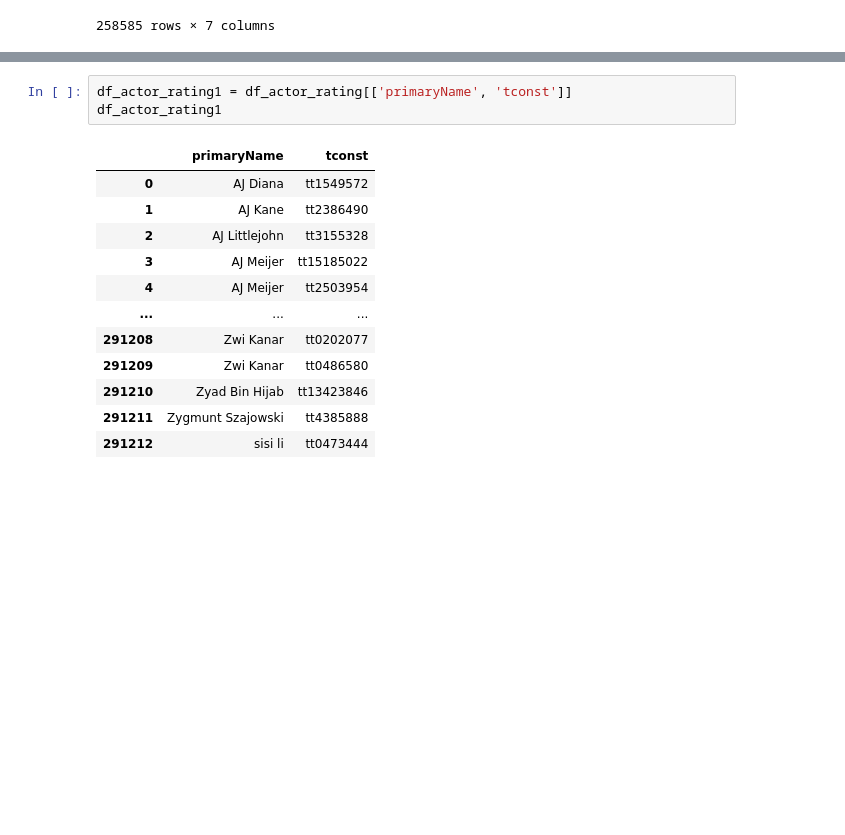
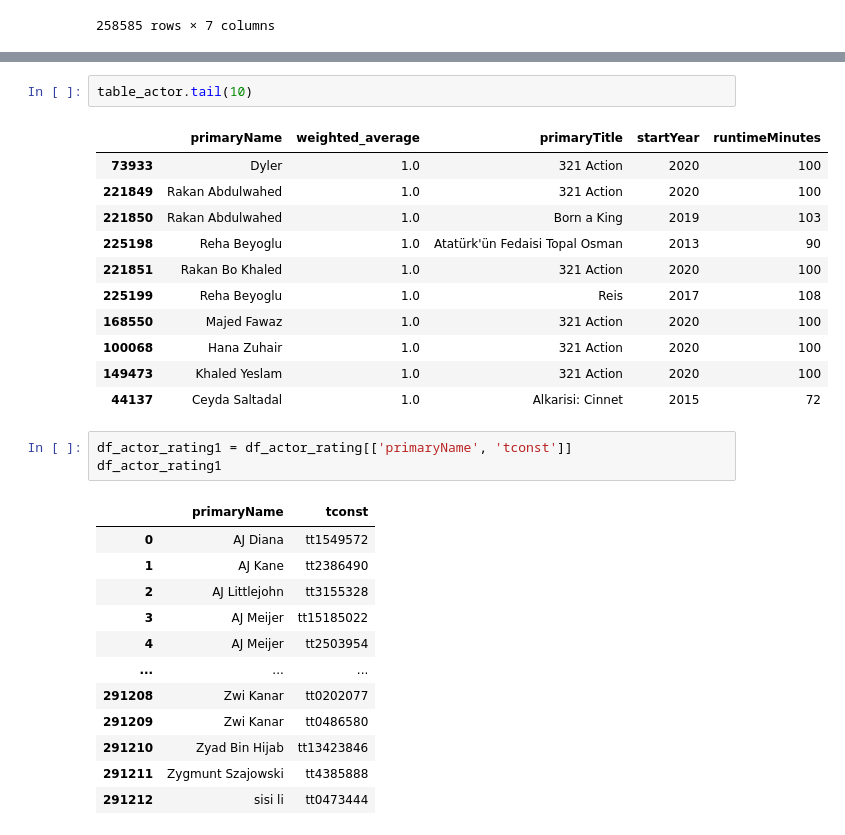
Before and after one commit to RuiVelho/My-movie-review-prediction, a Jupyter notebook: movies_actors.ipynb, the cells around one changed output, grey strips where cells are left out. Cells and saved outputs as stored; diff of their text form; blank space fills up the shorter version.

```diff
--- a/movies_actors.ipynb
+++ b/movies_actors.ipynb
@@ -286,3 +322,17 @@ df_actor_rating
+# %%
+table_actor.tail(10)
+# %% [output]
+|  | primaryName | weighted_average | primaryTitle | startYear | runtimeMinutes |
+| 73933 | Dyler | 1.0 | 321 Action | 2020 | 100 |
+| 221849 | Rakan Abdulwahed | 1.0 | 321 Action | 2020 | 100 |
+| 221850 | Rakan Abdulwahed | 1.0 | Born a King | 2019 | 103 |
+| 225198 | Reha Beyoglu | 1.0 | Atatürk'ün Fedaisi Topal Osman | 2013 | 90 |
+| 221851 | Rakan Bo Khaled | 1.0 | 321 Action | 2020 | 100 |
+| 225199 | Reha Beyoglu | 1.0 | Reis | 2017 | 108 |
+| 168550 | Majed Fawaz | 1.0 | 321 Action | 2020 | 100 |
+| 100068 | Hana Zuhair | 1.0 | 321 Action | 2020 | 100 |
+| 149473 | Khaled Yeslam | 1.0 | 321 Action | 2020 | 100 |
+| 44137 | Ceyda Saltadal | 1.0 | Alkarisi: Cinnet | 2015 | 72 |
 # %%
 df_actor_rating1 = df_actor_rating[['primaryName', 'tconst']]
 df_actor_rating1
```
Also changed, not shown: parts of 4 cells of this notebook.
